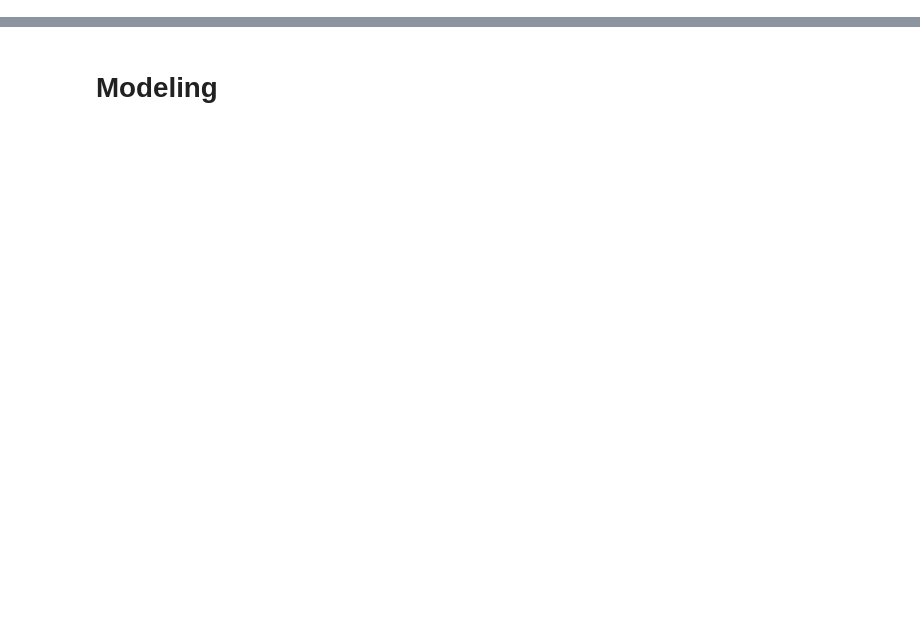
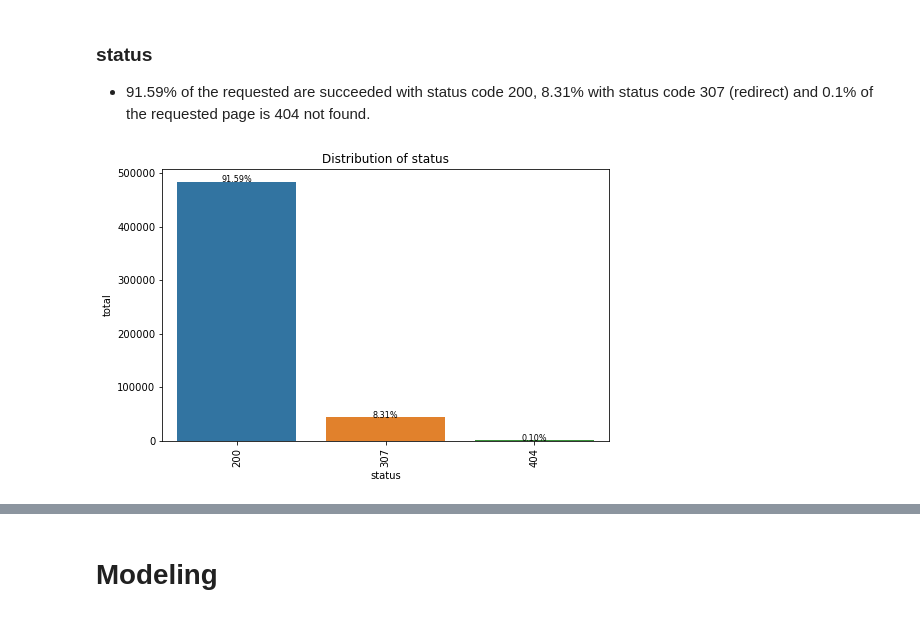
Before and after one commit to peterle93/Customer-Churn-Prediction-with-Spark, a Jupyter notebook: Sparkify.ipynb, the cells around one changed output, grey strips where cells are left out. Drawn from its saved outputs; the diff is of its cells as text; code cells hidden in the pictures; blank space fills up the shorter version.

```diff
--- a/Sparkify.ipynb
+++ b/Sparkify.ipynb
@@ -730,0 +401,14 @@ df.toPandas().to_csv(filepath)
+# %% [markdown]
+### status
+
+* 91.59% of the requested are succeeded with status code 200, 8.31% with status code 307 (redirect) and 0.1% of the requested page is 404 not found.
+# %%
+status_count = customer_event_df.select("status", 'artist').groupby("status"). \
+    agg({"status": "count"}).select("status", col("count(status)").alias("total")). \
+    sort(desc("total")).toPandas()
+# %%
+status_count["status"] = status_count["status"].astype("str")
+# %%
+sns_barplot_text("status", "total", status_count, title="Distribution of status")
+# %% [output]
+[figure, added]
```
Also changed, not shown: parts of 288 cells of this notebook.
